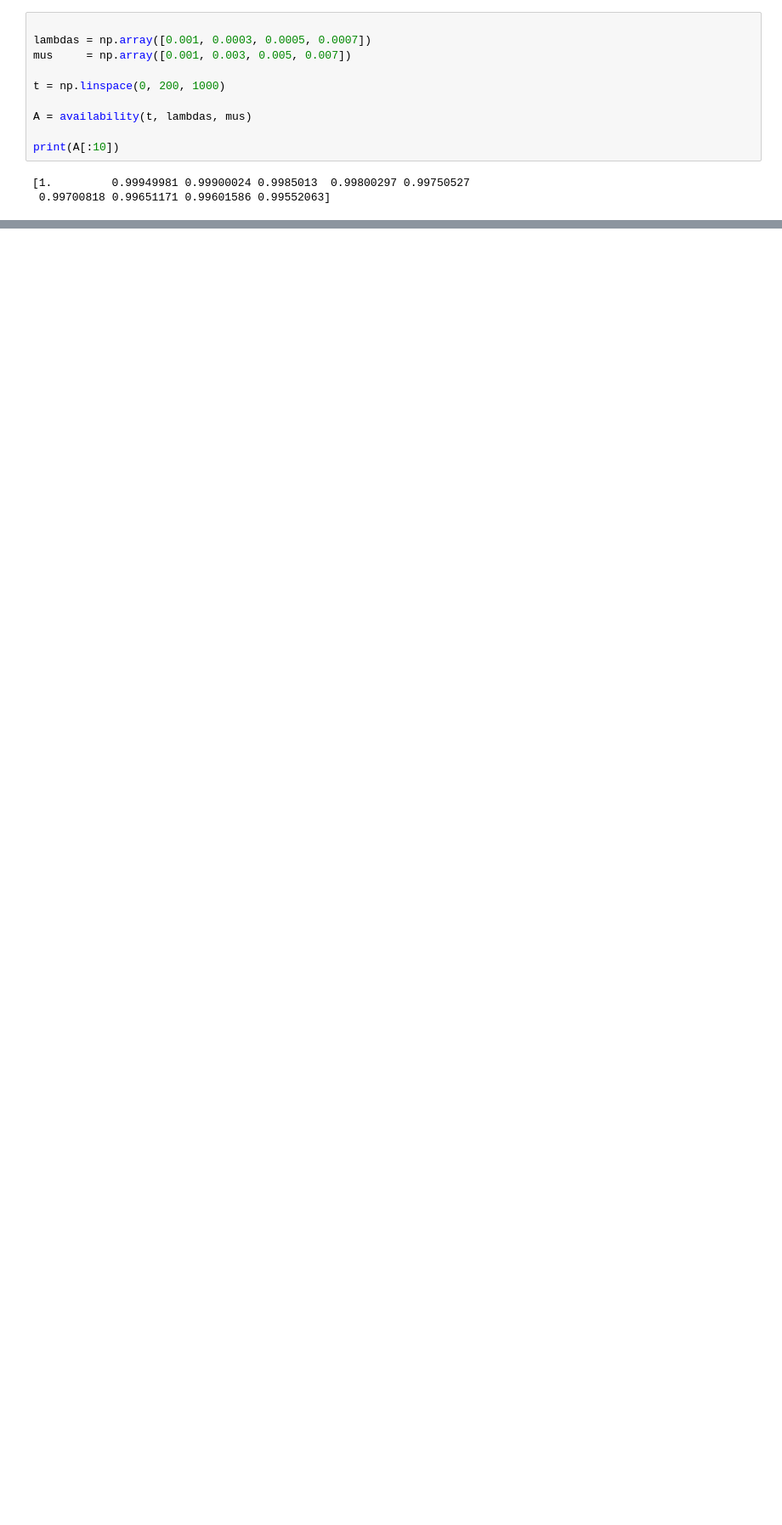
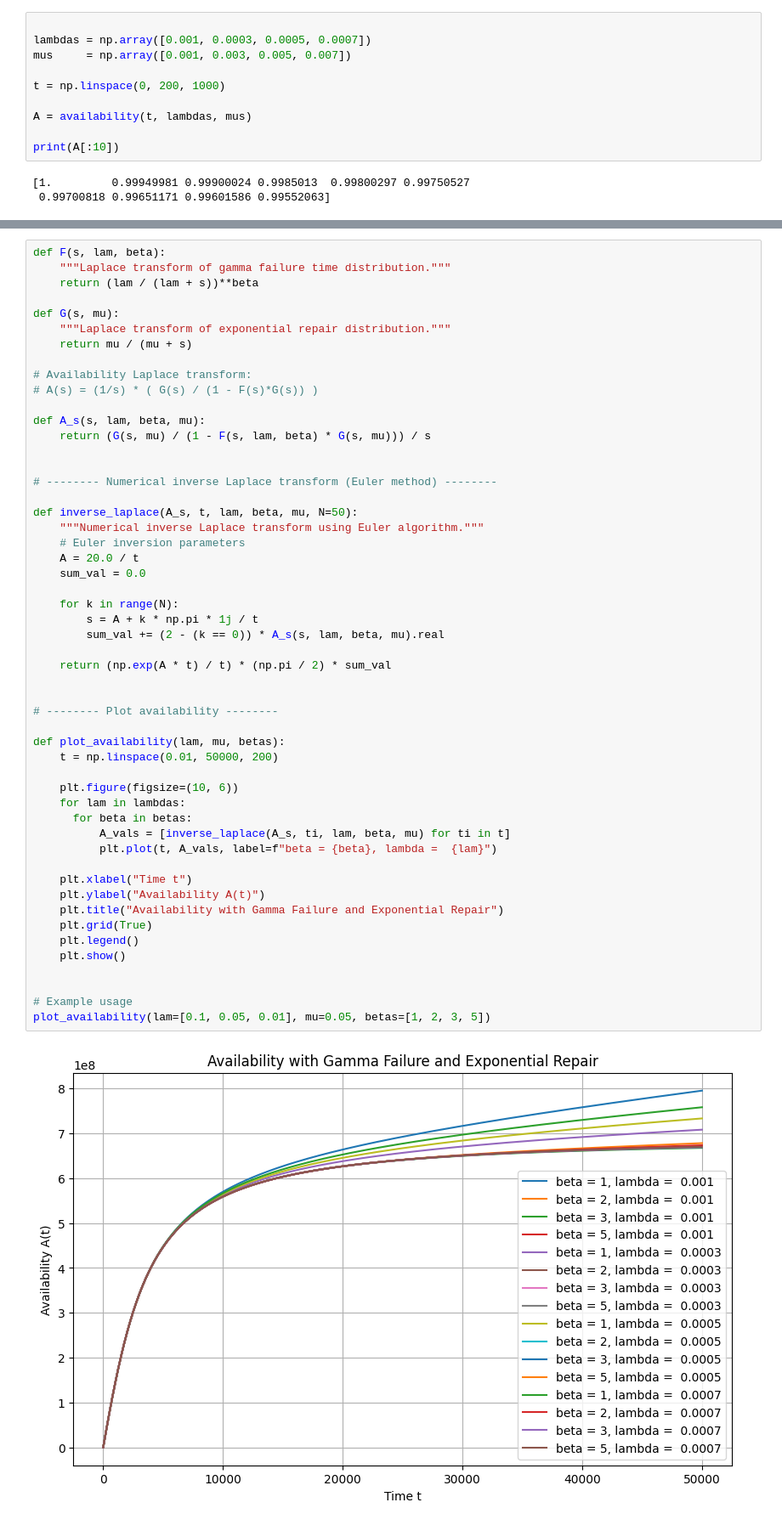
Before and after one commit to ericliudx/ISE585HW9, a Jupyter notebook: ISE585HW7.ipynb, the cells around one changed output, grey strips where cells are left out. Shown: that part at 85% size. Cells and saved outputs as stored; diff of their text form; blank space fills up the shorter version.

```diff
--- a/ISE585HW7.ipynb
+++ b/ISE585HW7.ipynb
@@ -142,0 +203,54 @@ plt.show()
+# %%
+def F(s, lam, beta):
+    """Laplace transform of gamma failure time distribution."""
+    return (lam / (lam + s))**beta
+
+def G(s, mu):
+    """Laplace transform of exponential repair distribution."""
+    return mu / (mu + s)
+
+# Availability Laplace transform:
+# A(s) = (1/s) * ( G(s) / (1 - F(s)*G(s)) )
+
+def A_s(s, lam, beta, mu):
+    return (G(s, mu) / (1 - F(s, lam, beta) * G(s, mu))) / s
+
+
+# -------- Numerical inverse Laplace transform (Euler method) --------
+
+def inverse_laplace(A_s, t, lam, beta, mu, N=50):
+    """Numerical inverse Laplace transform using Euler algorithm."""
+    # Euler inversion parameters
+    A = 20.0 / t
+    sum_val = 0.0
+
+    for k in range(N):
+        s = A + k * np.pi * 1j / t
+        sum_val += (2 - (k == 0)) * A_s(s, lam, beta, mu).real
+
+    return (np.exp(A * t) / t) * (np.pi / 2) * sum_val
+
+
+# -------- Plot availability --------
+
+def plot_availability(lam, mu, betas):
+    t = np.linspace(0.01, 50000, 200)
+
+    plt.figure(figsize=(10, 6))
+    for lam in lambdas:
+      for beta in betas:
+          A_vals = [inverse_laplace(A_s, ti, lam, beta, mu) for ti in t]
+          plt.plot(t, A_vals, label=f"beta = {beta}, lambda =  {lam}")
+
+    plt.xlabel("Time t")
+    plt.ylabel("Availability A(t)")
+    plt.title("Availability with Gamma Failure and Exponential Repair")
+    plt.grid(True)
+    plt.legend()
+    plt.show()
+
+
+# Example usage
+plot_availability(lam=[0.1, 0.05, 0.01], mu=0.05, betas=[1, 2, 3, 5])
+# %% [output]
+[figure, added]
```
Also changed, not shown: parts of 7 cells of this notebook.
